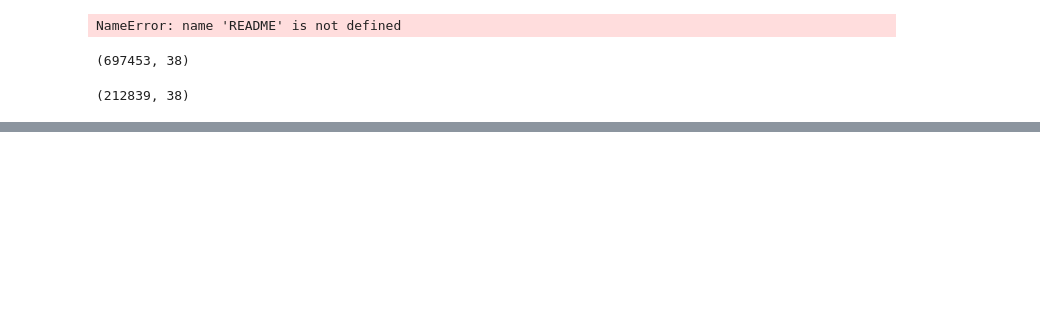
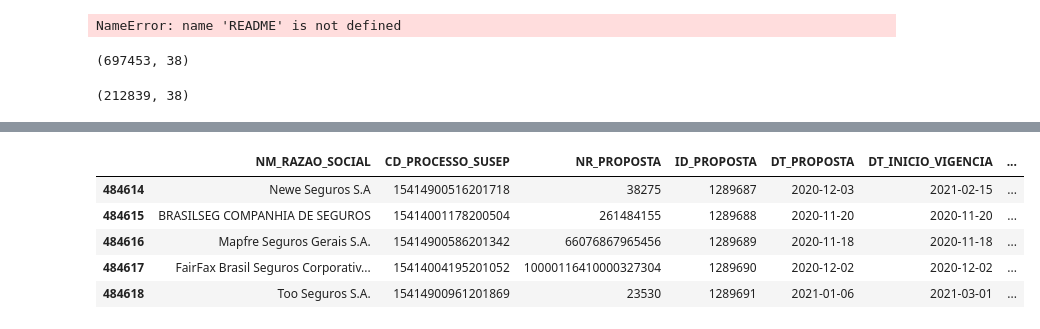
Before and after one commit to LucasPassoni/data-cleaning-eda, a Jupyter notebook: script.ipynb, the cells around one changed output, grey strips where cells are left out. Drawn from its saved outputs; the diff is of its cells as text; code cells hidden in the pictures; blank space fills up the shorter version.

```diff
--- a/script.ipynb
+++ b/script.ipynb
@@ -27,0 +54,9 @@ Cada uma das 212839 linhas, é uma apólice contratada por um produtor.
+# %%
+seg.head()
+# %% [output]
+|  | NM_RAZAO_SOCIAL | CD_PROCESSO_SUSEP | NR_PROPOSTA | ID_PROPOSTA | DT_PROPOSTA | DT_INICIO_VIGENCIA | ... |
+| 484614 | Newe Seguros S.A | 15414900516201718 | 38275 | 1289687 | 2020-12-03 | 2021-02-15 | ... |
+| 484615 | BRASILSEG COMPANHIA DE SEGUROS | 15414001178200504 | 261484155 | 1289688 | 2020-11-20 | 2020-11-20 | ... |
+| 484616 | Mapfre Seguros Gerais S.A. | 15414900586201342 | 66076867965456 | 1289689 | 2020-11-18 | 2020-11-18 | ... |
+| 484617 | FairFax Brasil Seguros Corporativ... | 15414004195201052 | 10000116410000327304 | 1289690 | 2020-12-02 | 2020-12-02 | ... |
+| 484618 | Too Seguros S.A. | 15414900961201869 | 23530 | 1289691 | 2021-01-06 | 2021-03-01 | ... |
```
Also changed, not shown: parts of 9 cells of this notebook.
